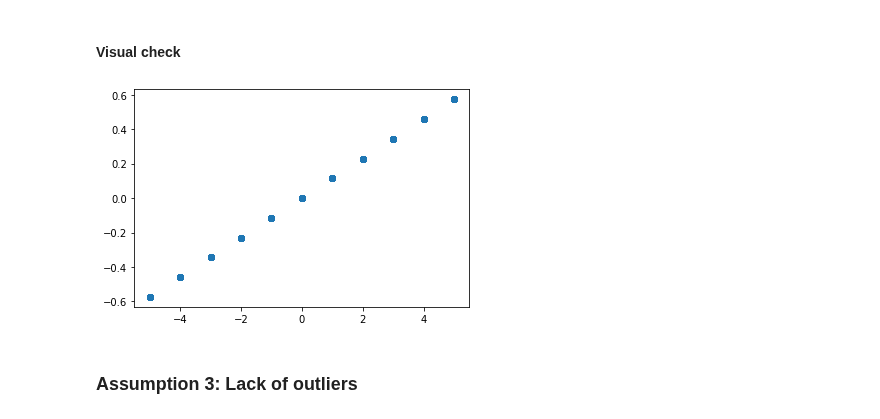
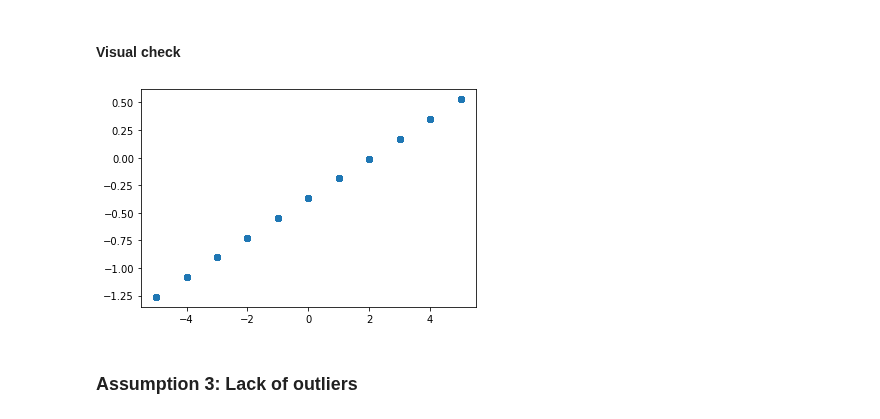
Before and after one commit to bang-a-coder/thesis-analysis, a Jupyter notebook: H1/h1c-model.ipynb, the cells around one changed output. Drawn from its saved outputs; the diff is of its cells as text; code cells hidden in the pictures.

```diff
--- a/H1/h1c-model.ipynb
+++ b/H1/h1c-model.ipynb
@@ -106,17 +106,17 @@ Non statistically significant, so the assumption is not violated.
 #### Visual check
 # %%
 # Re-run logistic regression on original set of X and y variables
-logit_results = GLM(y, X, family=families.Binomial()).fit()
-predicted = logit_results.predict(X)
+logit_results = GLM(y, X_constant, family=families.Binomial()).fit()
+predicted = logit_results.predict(X_constant)
 
 # Get log odds values
 log_odds = np.log(predicted / (1 - predicted))
 
 # Visualize predictor continuous variable vs logit values (Age)
-plt.scatter(x=X.values, y=log_odds);
+plt.scatter(x=X_constant['ddist_year'].values, y=log_odds);
 plt.show()
 # %% [output]
-[figure, old version]
+[figure, new version]
 # %% [markdown]
 ### Assumption 3: Lack of outliers
 # %% [markdown]
```
Also changed, not shown: 2 other files.
